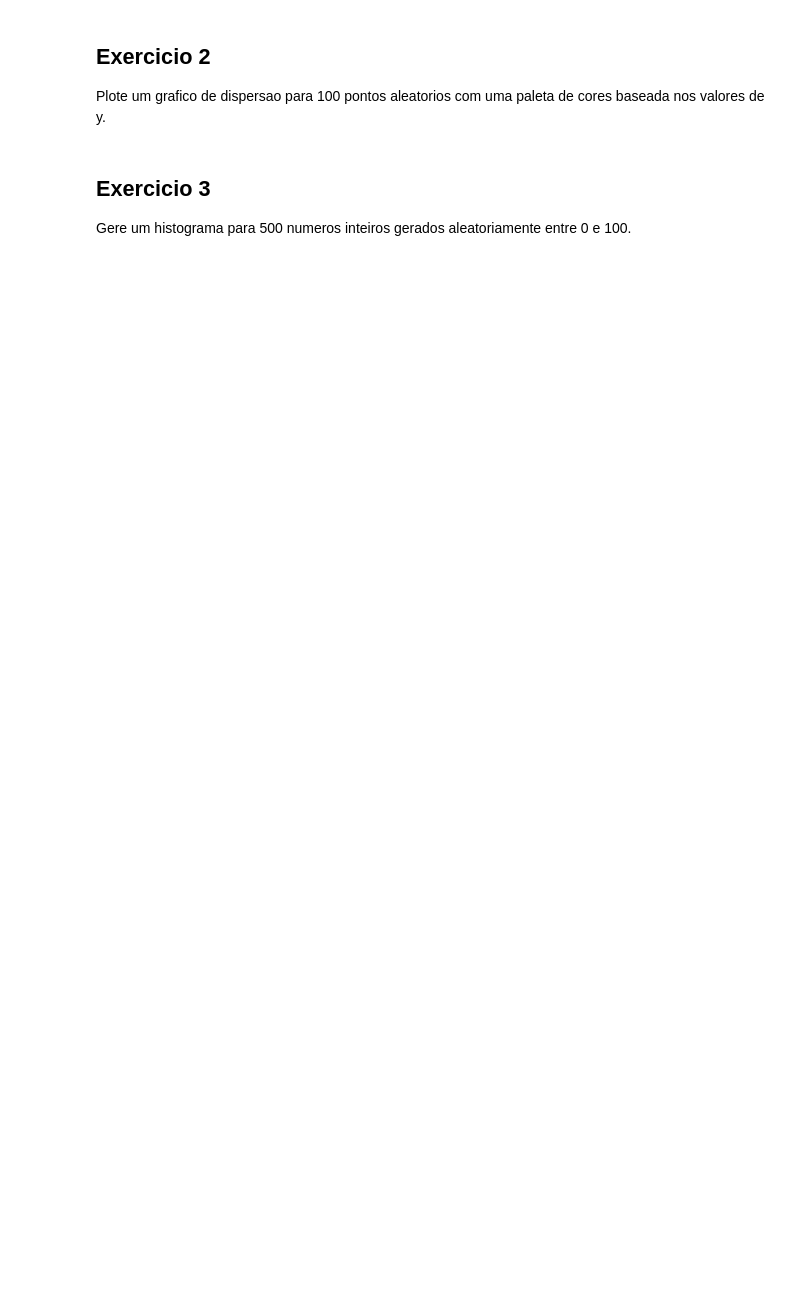
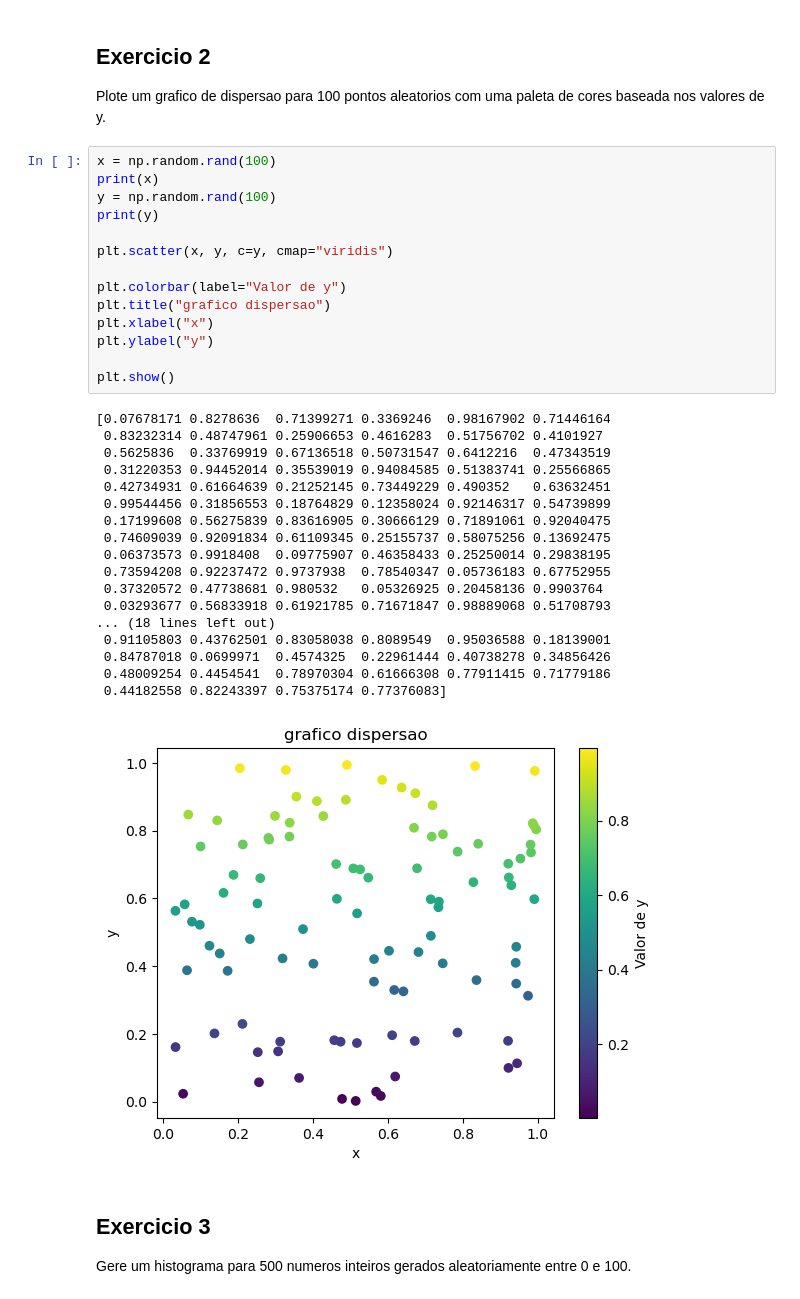
Before and after one commit to pecosta23/IaUmcFabiano, a Jupyter notebook: Exercicios_LibsPython_PedroCosta_06C.ipynb, the cells around one changed output. Drawn from its saved outputs; the diff is of its cells as text; blank space fills up the shorter version.

```diff
--- a/Exercicios_LibsPython_PedroCosta_06C.ipynb
+++ b/Exercicios_LibsPython_PedroCosta_06C.ipynb
@@ -614,6 +1045,39 @@ Crie um grafico de linha para a funcao y = x^3 no intervalo de x = -10 ate x = 1
 ## Exercicio 2
 
 Plote um grafico de dispersao para 100 pontos aleatorios com uma paleta de cores baseada nos valores de y.
+# %%
+x = np.random.rand(100)
+print(x)
+y = np.random.rand(100)
+print(y)
+
+plt.scatter(x, y, c=y, cmap="viridis")
+
+plt.colorbar(label="Valor de y")
+plt.title("grafico dispersao")
+plt.xlabel("x")
+plt.ylabel("y")
+
+plt.show()
+# %% [output]
+[0.07678171 0.8278636  0.71399271 0.3369246  0.98167902 0.71446164
+ 0.83232314 0.48747961 0.25906653 0.4616283  0.51756702 0.4101927
+ 0.5625836  0.33769919 0.67136518 0.50731547 0.6412216  0.47343519
+ 0.31220353 0.94452014 0.35539019 0.94084585 0.51383741 0.25566865
+ 0.42734931 0.61664639 0.21252145 0.73449229 0.490352   0.63632451
+ 0.99544456 0.31856553 0.18764829 0.12358024 0.92146317 0.54739899
+ 0.17199608 0.56275839 0.83616905 0.30666129 0.71891061 0.92040475
+ 0.74609039 0.92091834 0.61109345 0.25155737 0.58075256 0.13692475
+ 0.06373573 0.9918408  0.09775907 0.46358433 0.25250014 0.29838195
+ 0.73594208 0.92237472 0.9737938  0.78540347 0.05736183 0.67752955
+ 0.37320572 0.47738681 0.980532   0.05326925 0.20458136 0.9903764
+ 0.03293677 0.56833918 0.61921785 0.71671847 0.98889068 0.51708793
+... (18 lines left out)
+ 0.91105803 0.43762501 0.83058038 0.8089549  0.95036588 0.18139001
+ 0.84787018 0.0699971  0.4574325  0.22961444 0.40738278 0.34856426
+ 0.48009254 0.4454541  0.78970304 0.61666308 0.77911415 0.71779186
+ 0.44182558 0.82243397 0.75375174 0.77376083]
+[figure, added]
 # %% [markdown]
 ## Exercicio 3
 
```
Also changed, not shown: parts of 45 cells of this notebook, 2 other files.
